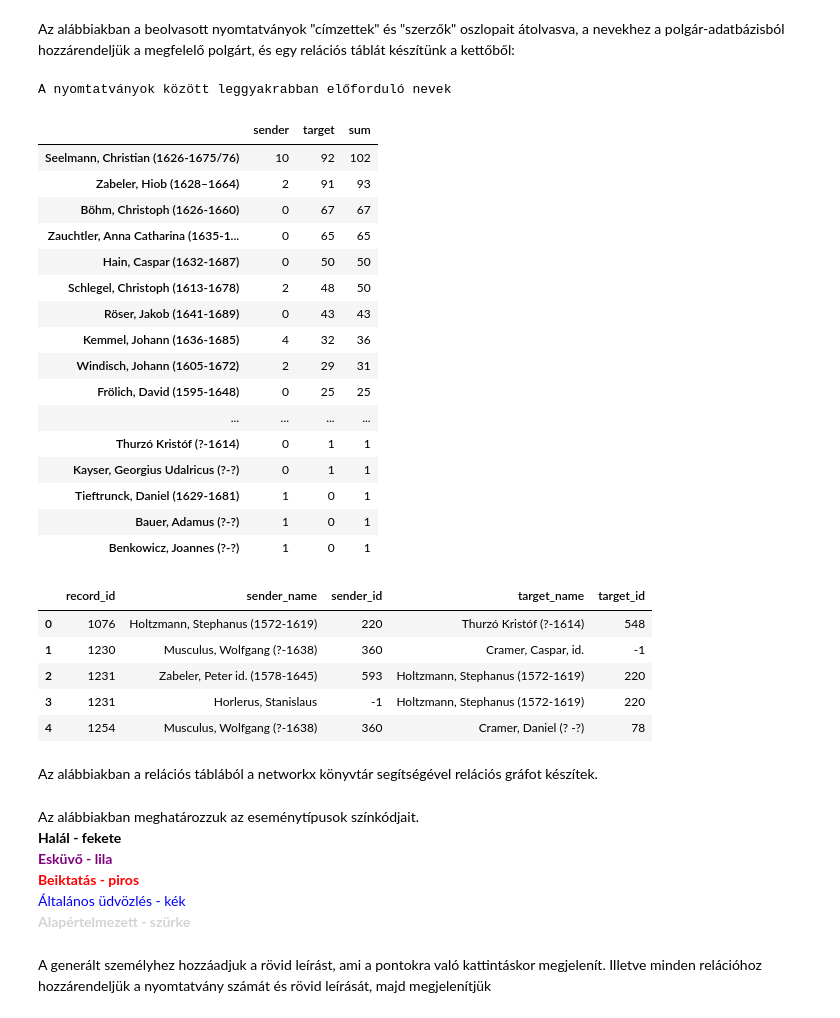
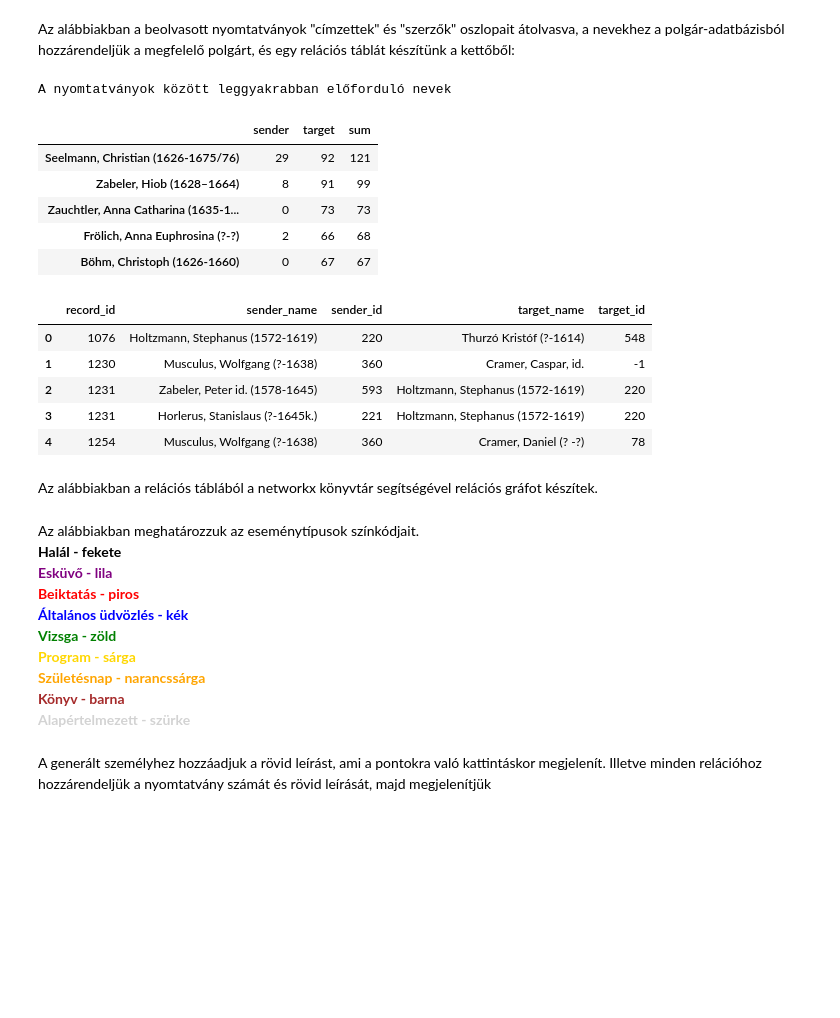
Before and after one commit to kuti-b/zipserbuch, a Jupyter notebook: notebook/notebook/_build/jupyter_execute/zipserbuch.ipynb, the cells around one changed output. Saved outputs shown, nothing was run; the diff lists cells and outputs as text; code cells hidden in the pictures; blank space fills up the shorter version.

Commit message:
add new data source

```diff
--- a/notebook/notebook/_build/jupyter_execute/zipserbuch.ipynb
+++ b/notebook/notebook/_build/jupyter_execute/zipserbuch.ipynb
@@ -12,7 +12,7 @@ import textwrap
 import warnings
 warnings.filterwarnings('ignore')
 
-records = pandas.read_excel('kiadvanyok.xlsx', sheet_name='lőcsei vonatkozás')
+records = pandas.read_excel('sources/zipserbuch.xlsx', sheet_name='lőcsei vonatkozású alkalmi')
 records.columns = records.columns.str.strip()
 records.set_index('RMNy',  inplace=True)
 records.head()
@@ -36,0 +27,12 @@ citizens.head()
+# %%
+citizens = pandas.read_excel('sources/zipserbuch.xlsx', sheet_name='személyek')
+
+# Eltüntetem a többszörös szóközöket és a szögletes zárójeleket a nevek közül
+for index, item in citizens.iterrows():
+    name = " ".join(item['név'].split())
+    name = name.replace('[', '')
+    name = name.replace(']', '')
+
+    citizens.at[index, 'név'] = name
+
+citizens.head()
@@ -39,15 +48,20 @@ Az alábbiakban a beolvasott nyomtatványok "címzettek" és "szerzők" oszlopai
 # %%
 def get_from_citizen_list(name, record):
 
+    name=name.replace('-', '')
     name=name.replace('[', '')
     name=name.replace(']', '')
-    name=name.replace('-', '')
+    name=name.strip()
+    name=name.rstrip()
+
 
     index_name = citizens['név'].str.contains(name, na=False)
     index_alt_name = citizens['névváltozat'].str.contains(name, na=False)
 
+
     index_list = citizens[index_name]
     index_alt_list = citizens[index_alt_name]
+
 
     filtered_by_record = index_list['RMNy (alkalmi)'].astype(str).str.contains(str(record))
     filtered_by_record_alt = index_alt_list['RMNy (alkalmi)'].astype(str).str.contains(str(record))
@@ -55,6 +69,8 @@ def get_from_citizen_list(name, record):
         return filtered_by_record.index[0]
     if not filtered_by_record_alt.empty:
         return filtered_by_record_alt.index[0]
+
+
     return math.nan
 
 
@@ -90,50 +106,39 @@ for index, record in records.iterrows():
                     relation['sender_id'] = -1
 
                 relation['target_name'] = recipient
                 if not math.isnan(target_id):
                     name = str(citizens.iloc[target_id]['név'])
                     relation['target_id'] = int(target_id)
                     relation['target_name'] = name
 
                     if name not in counter:
                         counter[name] = {
                             'sender': 0,
                             'target': 0
                         }
                     counter[name]['target'] += 1
 
                 else:
                     relation['target_id'] = -1
 
 
                 relations.append(relation)
 
 
 
 df = pandas.DataFrame.from_dict(counter).transpose()
 df['sum'] = df['sender']+df['target']
 df = df.sort_values(by=['sum'], ascending=False)
-df = df.style.set_caption("A nyomtatványok között leggyakrabban előforduló nevek")
+df = df.head().style.set_caption("A nyomtatványok között leggyakrabban előforduló nevek")
 df
 # %% [output]
 A nyomtatványok között leggyakrabban előforduló nevek
 |  | sender | target | sum |
-| Seelmann, Christian (1626-1675/76) | 10 | 92 | 102 |
-| Zabeler, Hiob (1628–1664) | 2 | 91 | 93 |
+| Seelmann, Christian (1626-1675/76) | 29 | 92 | 121 |
+| Zabeler, Hiob (1628–1664) | 8 | 91 | 99 |
+| Zauchtler, Anna Catharina (1635-1... | 0 | 73 | 73 |
+| Frölich, Anna Euphrosina (?-?) | 2 | 66 | 68 |
 | Böhm, Christoph (1626-1660) | 0 | 67 | 67 |
-| Zauchtler, Anna Catharina (1635-1... | 0 | 65 | 65 |
-| Hain, Caspar (1632-1687) | 0 | 50 | 50 |
-| Schlegel, Christoph (1613-1678) | 2 | 48 | 50 |
-| Röser, Jakob (1641-1689) | 0 | 43 | 43 |
-| Kemmel, Johann (1636-1685) | 4 | 32 | 36 |
-| Windisch, Johann (1605-1672) | 2 | 29 | 31 |
-| Frölich, David (1595-1648) | 0 | 25 | 25 |
-| ... | ... | ... | ... |
-| Thurzó Kristóf (?-1614) | 0 | 1 | 1 |
-| Kayser, Georgius Udalricus (?-?) | 0 | 1 | 1 |
-| Tieftrunck, Daniel (1629-1681) | 1 | 0 | 1 |
-| Bauer, Adamus (?-?) | 1 | 0 | 1 |
-| Benkowicz, Joannes (?-?) | 1 | 0 | 1 |
 # %%
 relations_df = pandas.DataFrame.from_records(relations)
 relations_df.head()
@@ -142,7 +147,7 @@ relations_df.head()
 | 0 | 1076 | Holtzmann, Stephanus (1572-1619) | 220 | Thurzó Kristóf (?-1614) | 548 |
 | 1 | 1230 | Musculus, Wolfgang (?-1638) | 360 | Cramer, Caspar, id. | -1 |
 | 2 | 1231 | Zabeler, Peter id. (1578-1645) | 593 | Holtzmann, Stephanus (1572-1619) | 220 |
-| 3 | 1231 | Horlerus, Stanislaus | -1 | Holtzmann, Stephanus (1572-1619) | 220 |
+| 3 | 1231 | Horlerus, Stanislaus (?-1645k.) | 221 | Holtzmann, Stephanus (1572-1619) | 220 |
 | 4 | 1254 | Musculus, Wolfgang (?-1638) | 360 | Cramer, Daniel (? -?) | 78 |
 # %% [markdown]
 Az alábbiakban a relációs táblából a networkx könyvtár segítségével relációs gráfot készítek.
@@ -151,10 +156,14 @@ G = nx.from_pandas_edgelist(relations_df, source='sender_name', target='target_n
 # %% [markdown]
 Az alábbiakban meghatározzuk az eseménytípusok színkódjait.<br>
  <span style="color: black"><strong> Halál - fekete</strong></span><br>
- <span style="color: purple"><strong>Esküvő - lila</strong></strong></span><br>
+ <span style="color: purple"><strong>Esküvő - lila</strong></span><br>
  <span style="color: red"><strong>Beiktatás - piros</strong></span><br>
- <span style="color: blue"><strong></strong>Általános üdvözlés - kék</strong></strong></strong></strong></span><br>
- <span style="color: lightgrey"><strong>Alapértelmezett - szürke</strong></strong></strong></span><br>
+ <span style="color: blue"><strong>Általános üdvözlés - kék</strong></span><br>
+ <span style="color: green"><strong>Vizsga - zöld</strong></span><br>
+ <span style="color: gold"><strong>Program - sárga</strong></span><br>
+ <span style="color: orange"><strong>Születésnap - narancssárga</strong></span><br>
+ <span style="color: brown"><strong>Könyv - barna</strong></span><br>
+ <span style="color: lightgrey"><strong>Alapértelmezett - szürke</strong></span><br>
 # %%
 edge_colors = {
     'halál': 'black',
```
Also changed, not shown: parts of 7 cells of this notebook, 26 other files.
